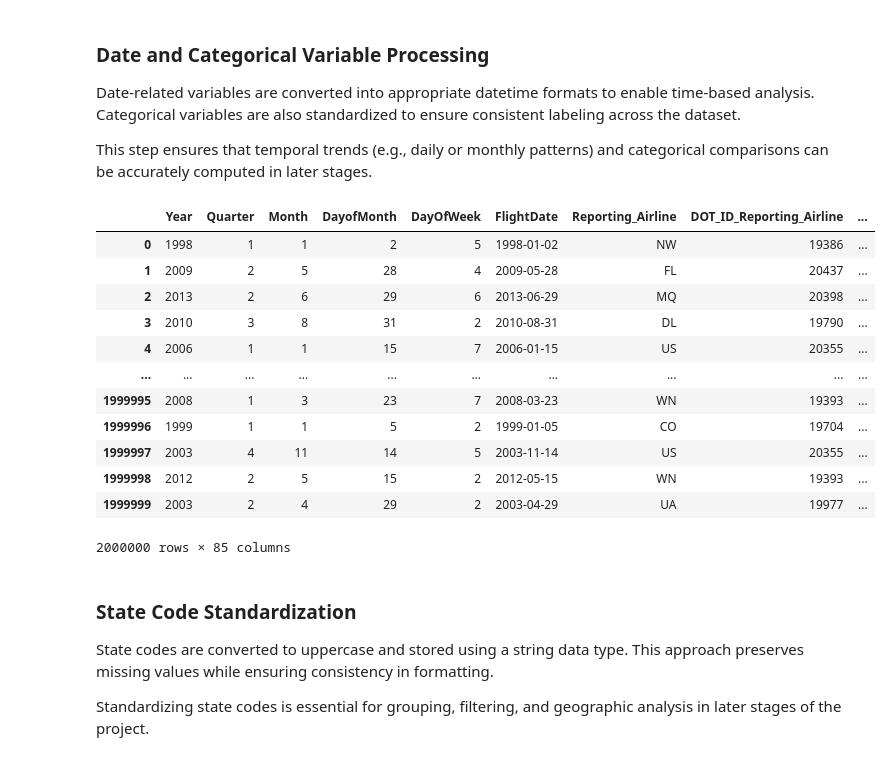
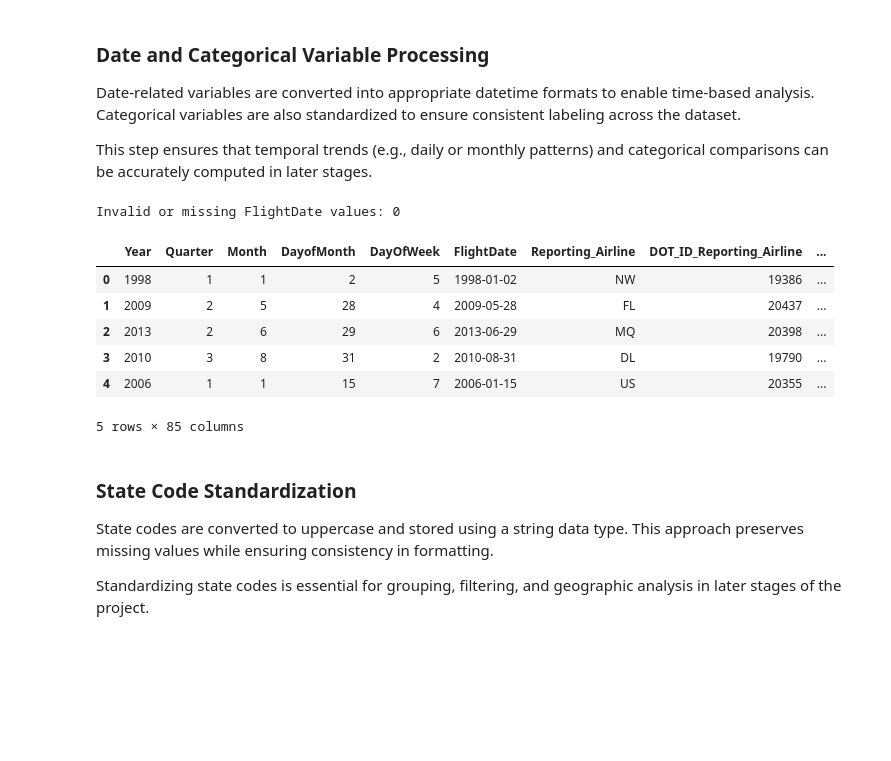
Before and after one commit to zuhrahmoh/Big-Data-Project, a Jupyter notebook: 01_data_cleaning_preprocessing.ipynb, the cells around one changed output. Cells and saved outputs as stored; diff of their text form; code cells hidden in the pictures; blank space fills up the shorter version.

```diff
--- a/01_data_cleaning_preprocessing.ipynb
+++ b/01_data_cleaning_preprocessing.ipynb
@@ -64,33 +151,31 @@ Date-related variables are converted into appropriate datetime formats to enable
 
 This step ensures that temporal trends (e.g., daily or monthly patterns) and categorical comparisons can be accurately computed in later stages.
 # %%
-df["FlightDate"] = pd.to_datetime(df["FlightDate"])
+df["FlightDate"] = pd.to_datetime(df["FlightDate"], errors="coerce")
+
+invalid_dates = df["FlightDate"].isna().sum()
+print("Invalid or missing FlightDate values:", invalid_dates)
 
 for col in (
     "Reporting_Airline",
     "IATA_CODE_Reporting_Airline",
     "Origin",
     "Dest",
     "CancellationCode",
 ):
     if col in df.columns:
         df[col] = df[col].astype("category")
 
-df
+df.head()
 # %% [output]
+Invalid or missing FlightDate values: 0
 |  | Year | Quarter | Month | DayofMonth | DayOfWeek | FlightDate | Reporting_Airline | DOT_ID_Reporting_Airline | ... |
 | 0 | 1998 | 1 | 1 | 2 | 5 | 1998-01-02 | NW | 19386 | ... |
 | 1 | 2009 | 2 | 5 | 28 | 4 | 2009-05-28 | FL | 20437 | ... |
 | 2 | 2013 | 2 | 6 | 29 | 6 | 2013-06-29 | MQ | 20398 | ... |
 | 3 | 2010 | 3 | 8 | 31 | 2 | 2010-08-31 | DL | 19790 | ... |
 | 4 | 2006 | 1 | 1 | 15 | 7 | 2006-01-15 | US | 20355 | ... |
-| ... | ... | ... | ... | ... | ... | ... | ... | ... | ... |
-| 1999995 | 2008 | 1 | 3 | 23 | 7 | 2008-03-23 | WN | 19393 | ... |
-| 1999996 | 1999 | 1 | 1 | 5 | 2 | 1999-01-05 | CO | 19704 | ... |
-| 1999997 | 2003 | 4 | 11 | 14 | 5 | 2003-11-14 | US | 20355 | ... |
-| 1999998 | 2012 | 2 | 5 | 15 | 2 | 2012-05-15 | WN | 19393 | ... |
-| 1999999 | 2003 | 2 | 4 | 29 | 2 | 2003-04-29 | UA | 19977 | ... |
-2000000 rows × 85 columns
+5 rows × 85 columns
 # %% [markdown]
 ### State Code Standardization
 
```
Also changed, not shown: parts of 15 cells of this notebook.
